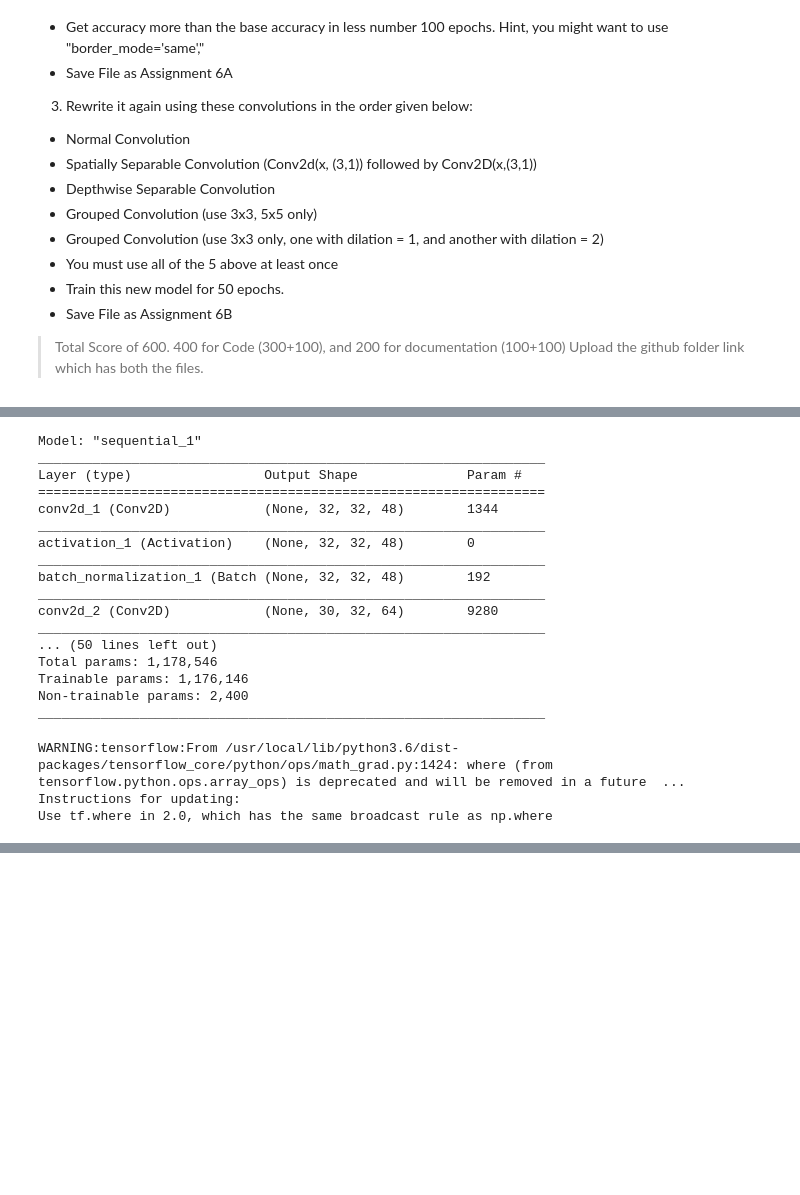
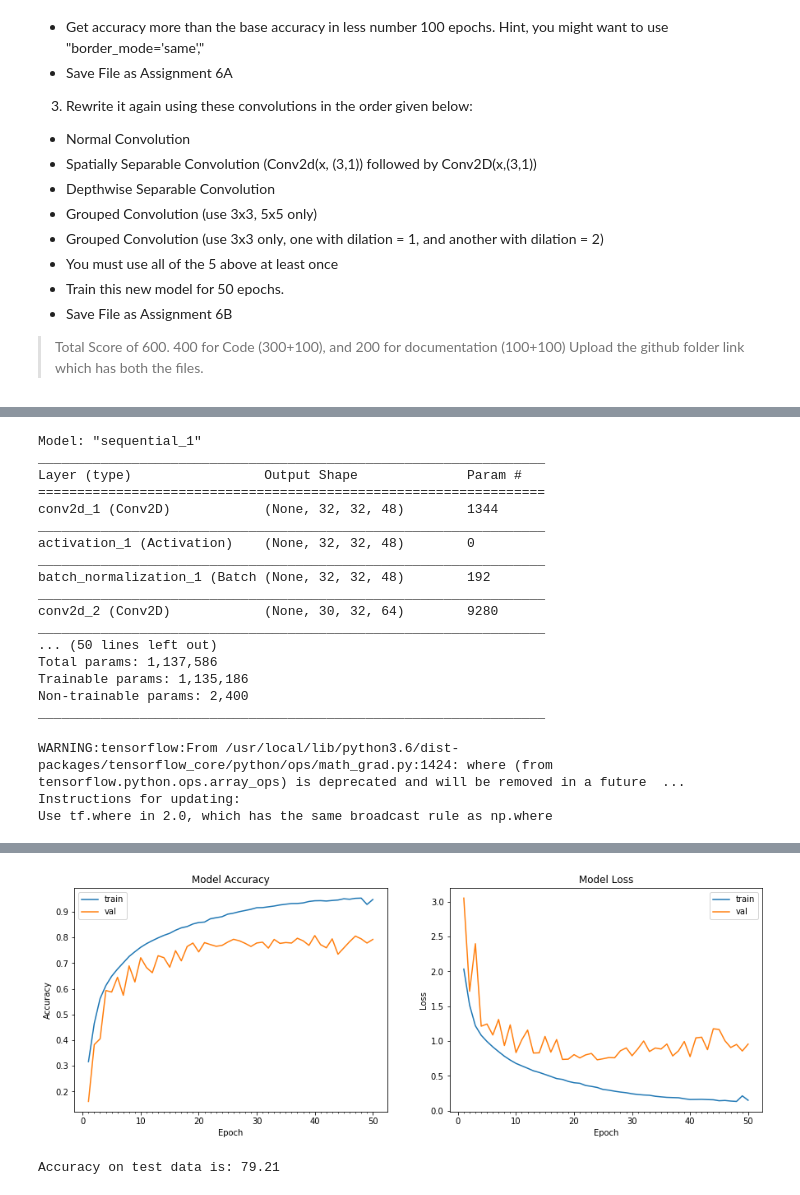
Before and after one commit to Abhinavl3v3l/EVA3, a Jupyter notebook: Assignment_6B.ipynb, the cells around one changed output, grey strips where cells are left out. Drawn from its saved outputs; the diff is of its cells as text; code cells hidden in the pictures; blank space fills up the shorter version.

```diff
--- a/Assignment_6B.ipynb
+++ b/Assignment_6B.ipynb
@@ -120,6 +123,7 @@ model.add(SeparableConv2D(96, 3, 3))   # 13
 model.add(Activation('relu'))
 
 ################################################################################
+# Group Convolution of 3x3 and 5x5
 nb_filters = 96
 kernel_size= {}
 kernel_size[0]= [3,3]
@@ -142,9 +146,9 @@ concat_model = Model(input=inp, output=out)
 # add to sequential model
 model.add(concat_model) #13
 model.add(BatchNormalization())
-###############################################################################
 
 ################################################################################
+# Group Convolution of 3x3 and 3x3 with dialation 1 and 2 resp
 nb_filters = 192
 kernel_size= {}
 kernel_size[0]= [3,3]
@@ -181,19 +185,13 @@ model.add(MaxPooling2D(pool_size=(2, 2))) #5
 model.add(Dropout(0.1))
 ################################################################################
 
-model.add(SeparableConv2D(256, 3, 3, border_mode='same')) #4
+model.add(SeparableConv2D(256, 3, 3)) #3
 model.add(Activation('relu'))
 model.add(BatchNormalization())
 
 ################################################################################
 
-# model.add(Convolution2D(192, 3, 3)) #2
-# model.add(Activation('relu'))
-# model.add(BatchNormalization())
-
-################################################################################
-
-model.add(Convolution2D(10, 5))
+model.add(Convolution2D(10, 3))
 model.add(Flatten())
 model.add(Activation('softmax'))
 
@@ -250,8 +248,8 @@ _________________________________________________________________
 conv2d_2 (Conv2D)            (None, 30, 32, 64)        9280
 _________________________________________________________________
 ... (50 lines left out)
-Total params: 1,178,546
-Trainable params: 1,176,146
+Total params: 1,137,586
+Trainable params: 1,135,186
 Non-trainable params: 2,400
 _________________________________________________________________
 # %%
@@ -266,7 +264,7 @@ datagen = ImageDataGenerator(zoom_range=0.0,
 start = time.time()
 # Train the model
 model_info = model.fit_generator(datagen.flow(train_features, train_labels, batch_size = 128),
-                                 samples_per_epoch = train_features.shape[0], nb_epoch = 100,
+                                 samples_per_epoch = train_features.shape[0], nb_epoch = 50,
                                  validation_data = (test_features, test_labels), verbose=1)
 end = time.time()
 print ("Model took %0.2f seconds to train"%(end - start))
@@ -297,0 +296,2 @@ Epoch 62/100
+[figure, added]
+Accuracy on test data is: 79.21
```
Also changed, not shown: parts of 3 cells of this notebook.
